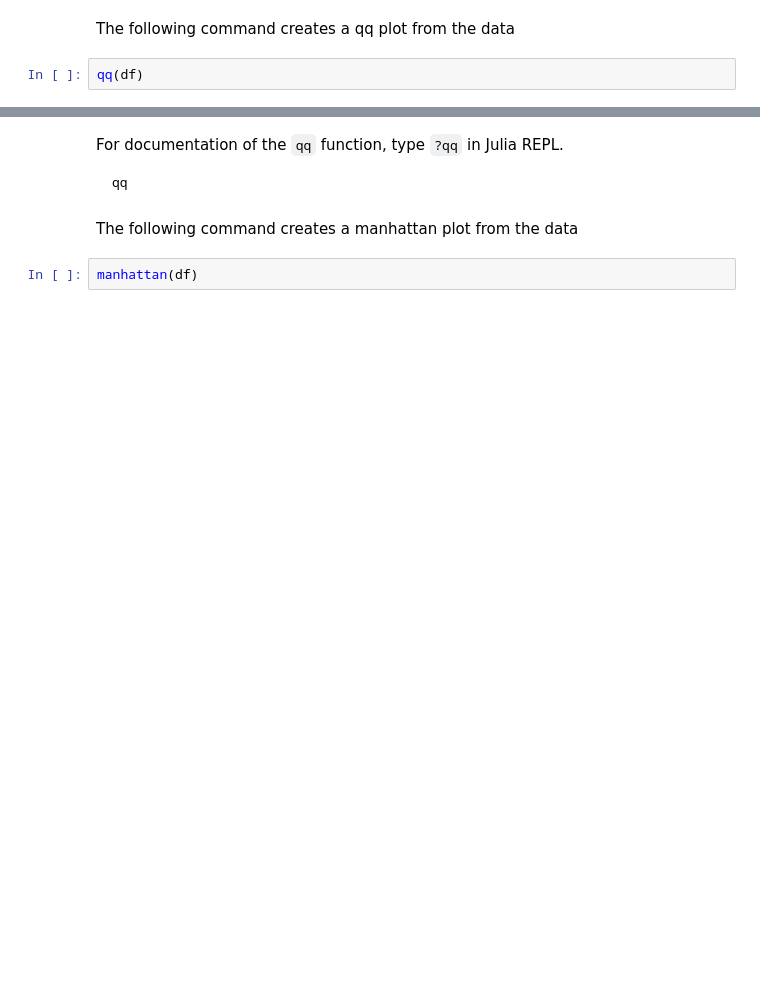
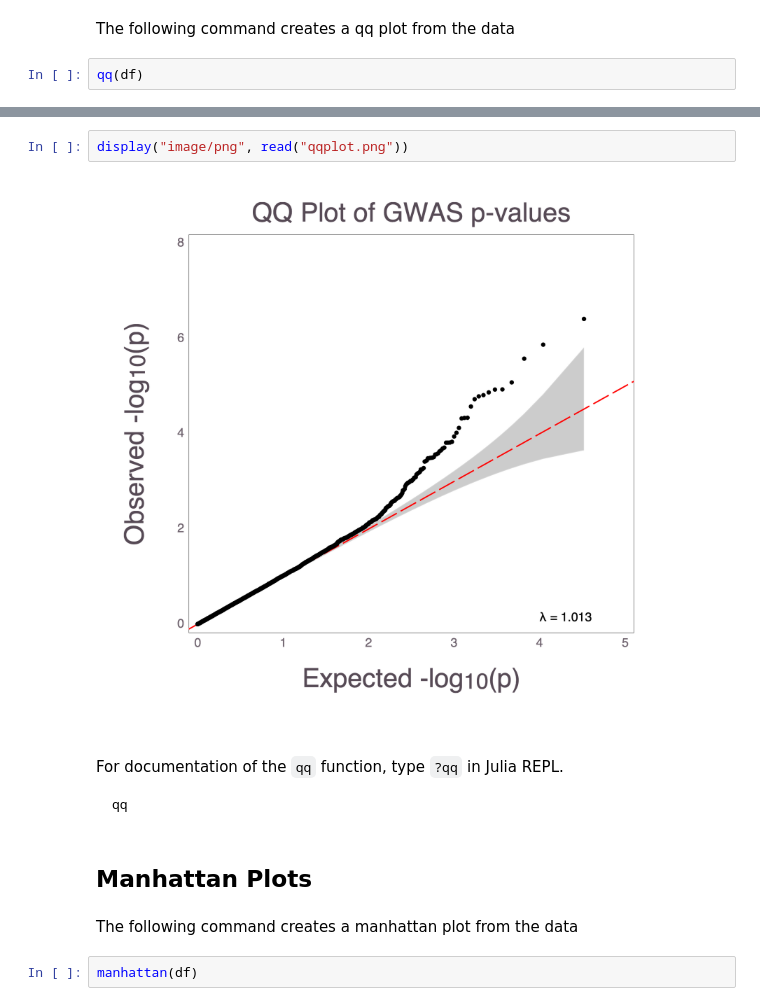
Before and after one commit to OpenMendel/MendelPlots.jl, a Jupyter notebook: docs/MendelPlots.ipynb, the cells around one changed output, grey strips where cells are left out. Cells and saved outputs as stored; diff of their text form; blank space fills up the shorter version.

````diff
--- a/docs/MendelPlots.ipynb
+++ b/docs/MendelPlots.ipynb
@@ -87,8 +87,14 @@ qq(df)
+# %%
+display("image/png", read("qqplot.png"))
+# %% [output]
+[figure, added]
 # %% [markdown]
 For documentation of the `qq` function, type `?qq` in Julia REPL.
 ```@docs
 qq
 ```
+# %% [markdown]
+## Manhattan Plots
 # %% [markdown]
 The following command creates a manhattan plot from the data
 # %%
````
Also changed, not shown: parts of 14 cells of this notebook, 2 other files.
